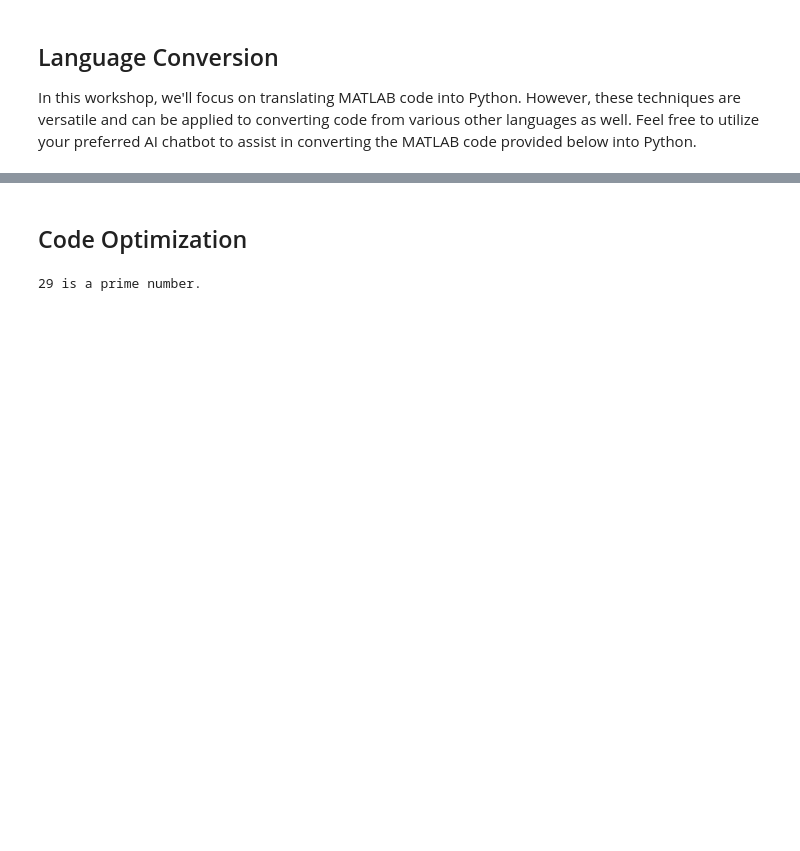
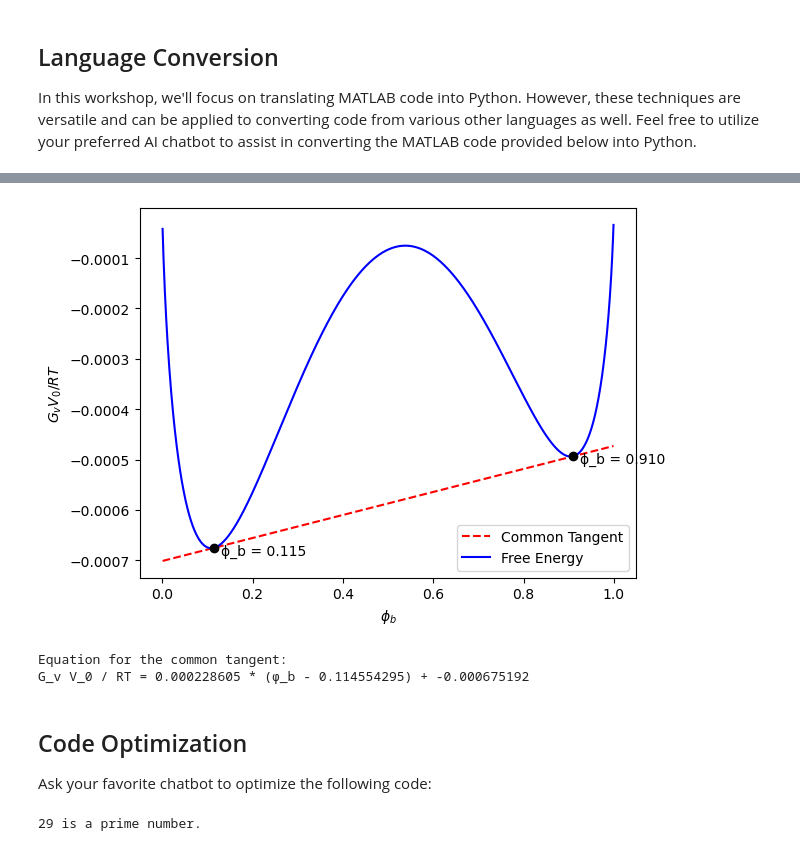
Before and after one commit to KristenScotti/Workshops, a Jupyter notebook: MATLABtoPython_Workbook.ipynb, the cells around one changed output, grey strips where cells are left out. Saved outputs shown, nothing was run; the diff lists cells and outputs as text; code cells hidden in the pictures; blank space fills up the shorter version.

```diff
--- a/MATLABtoPython_Workbook.ipynb
+++ b/MATLABtoPython_Workbook.ipynb
@@ -231,8 +249,76 @@ OUTPUT:\
 ![matlabDoubleWell](https://raw.githubusercontent.com/KristenScotti//Workshops/main/img/matlabDoubleWell.PNG)
 # %%
 # OUTPUT from chatbot -- CODE CELL
+# %%
+# Solution
+
+# Import the fsolve function from the scipy.optimize module --> used for solving systems of equations
+from scipy.optimize import fsolve
+
+# Define parameters for the calculation
+na = 150
+nb = 125
+chi = 0.02
+
+# Create an array 'phi' for volume fractions ranging from 0.001 to 0.999 with 1000 evenly spaced points
+phi = np.linspace(0.001, 0.999, 1000)
+
+# Free energy of mixing function
+# function fv(phi) calculates the free energy of mixing as a function of the volume fraction phi
+def fv(phi):
+    return phi*np.log(phi)/nb + (1-phi)*np.log(1-phi)/na + chi*phi*(1-phi)
+
+# Chemical potentials of components A and B
+# function mu(phi)  calculates the chemical potentials of components A and B as a function of volume fraction phi
+def mu(phi, log_func=np.log):
+    return np.array([log_func(1-phi) + phi*(1-na/nb) + chi*na*phi**2,
+                     log_func(phi) + (1-phi)*(1-nb/na) + chi*nb*(1-phi)**2])
+
+# Function to solve for common tangent
+# function ftosolve(phi) finds the common tangent between the free energy curve and the tangent line
+def ftosolve(phi):
+    return mu(phi[0], np.log) - mu(phi[1], np.log)
+
+# Find equilibrium volume fractions
+# Define an initial guess for the equilibrium volume fractions as an array
+phiguess = np.array([0.15, 0.85])
+# Use fsolve  to find the equilibrium volume fractions by solving the system of equations defined by ftosolve
+phicalc = fsolve(ftosolve, phiguess)
+
+# Calculate and plot the common tangent
+# Calculate the slope of the tangent line at the equilibrium points
+slope = (fv(phicalc[1]) - fv(phicalc[0])) / (phicalc[1] - phicalc[0])
+
+# Calculate the equation of the tangent line
+tangentline = fv(phicalc[0]) + slope * (phi - phicalc[0])
+
+# Plot the common tangent
+plt.plot(phi, tangentline, 'r--', label='Common Tangent')
+
+# Plot free energy function
+plt.plot(phi, fv(phi), 'b-', label='Free Energy')
+plt.xlabel('$\phi_b$')
+plt.ylabel('$G_v V_0 / RT$')
+
+# Annotate equilibrium points
+plt.plot(phicalc, fv(phicalc), 'ko')
+for i, p in enumerate(phicalc):
+    plt.annotate(f'\u03D5_b = {p:.3f}', (p, fv(p)), xytext=(5, -5), textcoords='offset points')
+
+plt.legend()
+plt.show()
+
+# Print equation of the common tangent
+print('Equation for the common tangent:')
+print(f'G_v V_0 / RT = {slope:.9f} * (\u03D5_b - {phicalc[0]:.9f}) + {fv(phicalc[0]):.9f}')
+# %% [output]
+[figure, added]
+Equation for the common tangent:
+G_v V_0 / RT = 0.000228605 * (ϕ_b - 0.114554295) + -0.000675192
 # %% [markdown]
 ## <a id = "optimize"></a>Code Optimization
+
+Ask your favorite chatbot to optimize the following code:
 # %%
 def is_prime(number):
     if number <= 1:
```
Also changed, not shown: parts of 12 cells of this notebook, 1 other file.
